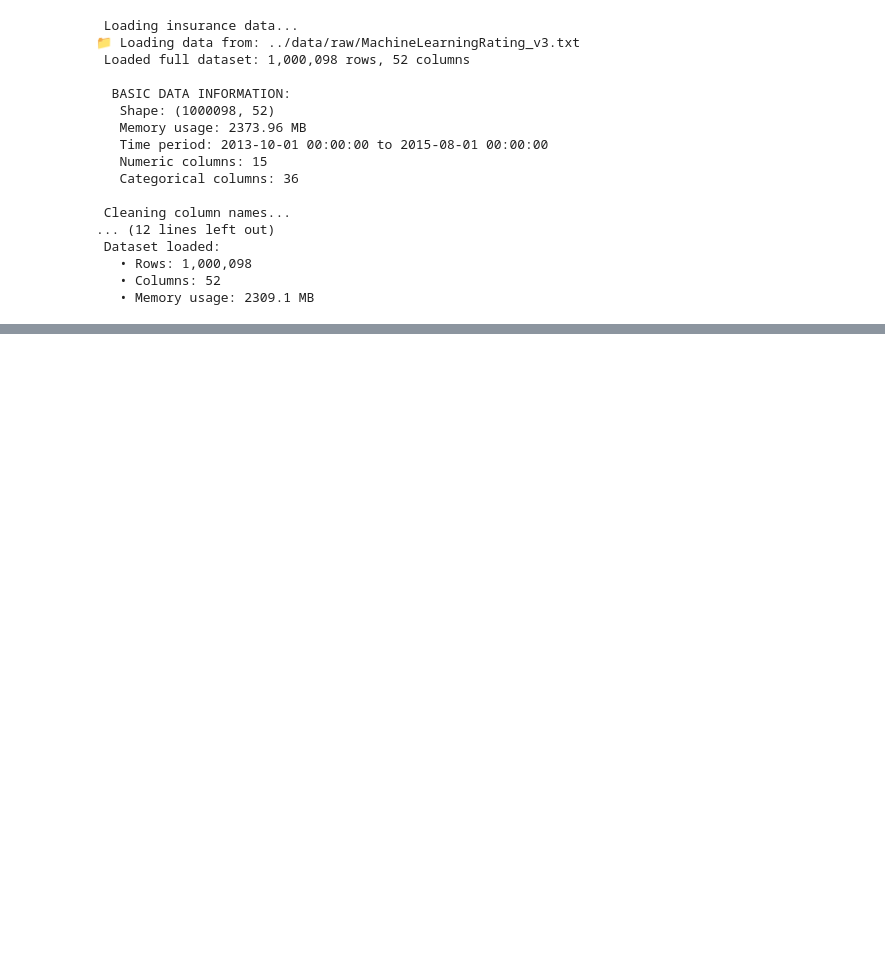
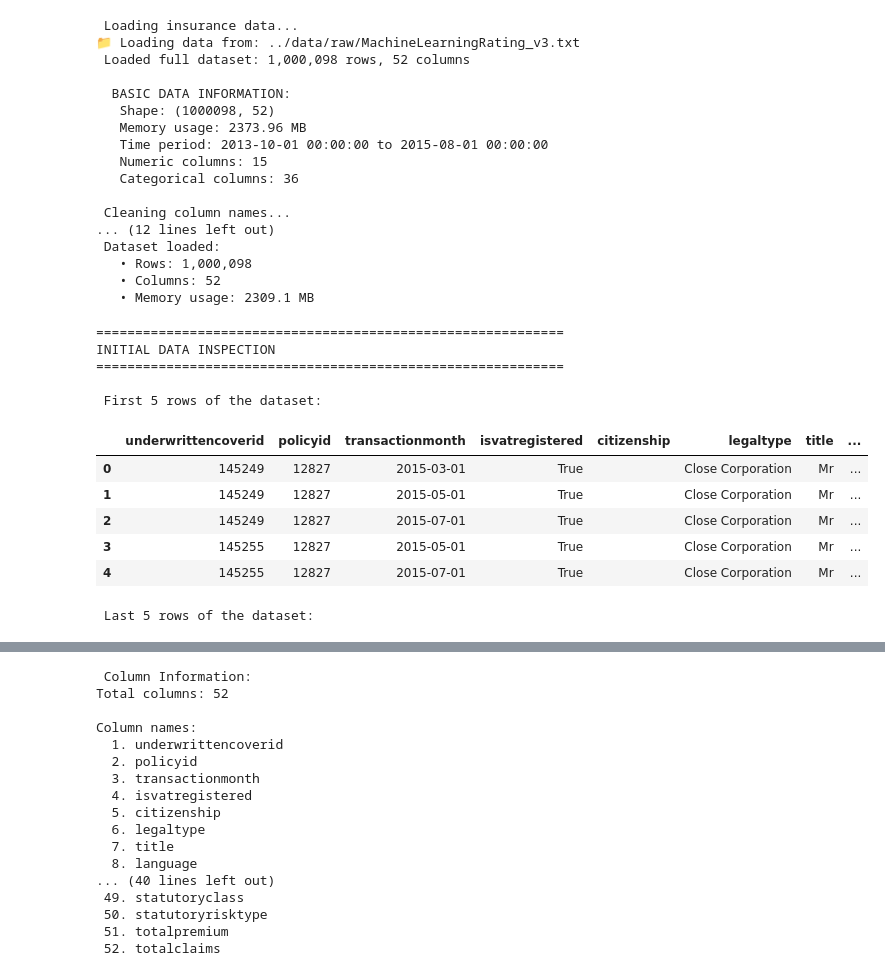
Before and after one commit to hann2004/kaim-week3-insurance-risk-analytics-acis, a Jupyter notebook: notebooks/01_eda_initial.ipynb, the cells around one changed output, grey strips where cells are left out. Drawn from its saved outputs; the diff is of its cells as text; code cells hidden in the pictures; blank space fills up the shorter version.

Commit message:
feat: add initial data inspection
- Display first and last 5 rows of dataset
- Show all column names with numbering
- Provide overview of dataset structure
- Use display() for better Jupyter output

```diff
--- a/notebooks/01_eda_initial.ipynb
+++ b/notebooks/01_eda_initial.ipynb
@@ -82,3 +81,35 @@ print(f"   • Memory usage: {df.memory_usage(deep=True).sum() / 1024**2:.1f} MB
    • Rows: 1,000,098
    • Columns: 52
    • Memory usage: 2309.1 MB
+# %%
+print("="*60)
+print("INITIAL DATA INSPECTION")
+print("="*60)
+
+# Display first few rows
+print("\n First 5 rows of the dataset:")
+display(df.head())
+
+# Display last few rows
+print("\n Last 5 rows of the dataset:")
+display(df.tail())
+
+# Display column information
+print("\n Column Information:")
+print(f"Total columns: {len(df.columns)}")
+print("\nColumn names:")
+for i, col in enumerate(df.columns, 1):
+    print(f"{i:3d}. {col}")
+# %% [output]
+============================================================
+INITIAL DATA INSPECTION
+============================================================
+
+ First 5 rows of the dataset:
+|  | underwrittencoverid | policyid | transactionmonth | isvatregistered | citizenship | legaltype | title | ... |
+| 0 | 145249 | 12827 | 2015-03-01 | True |  | Close Corporation | Mr | ... |
+| 1 | 145249 | 12827 | 2015-05-01 | True |  | Close Corporation | Mr | ... |
+| 2 | 145249 | 12827 | 2015-07-01 | True |  | Close Corporation | Mr | ... |
+| 3 | 145255 | 12827 | 2015-05-01 | True |  | Close Corporation | Mr | ... |
+| 4 | 145255 | 12827 | 2015-07-01 | True |  | Close Corporation | Mr | ... |
+ Last 5 rows of the dataset:
@@ -84,0 +122,17 @@ print(f"   • Memory usage: {df.memory_usage(deep=True).sum() / 1024**2:.1f} MB
+ Column Information:
+Total columns: 52
+
+Column names:
+  1. underwrittencoverid
+  2. policyid
+  3. transactionmonth
+  4. isvatregistered
+  5. citizenship
+  6. legaltype
+  7. title
+  8. language
+... (40 lines left out)
+ 49. statutoryclass
+ 50. statutoryrisktype
+ 51. totalpremium
+ 52. totalclaims
```
Also changed, not shown: parts of 2 cells of this notebook.
